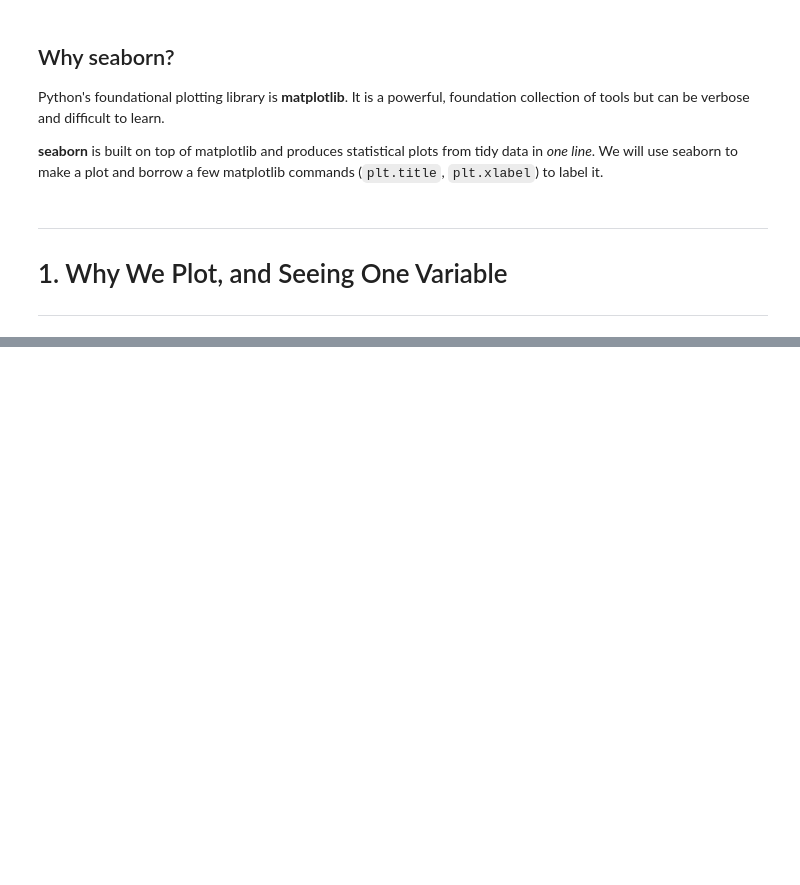
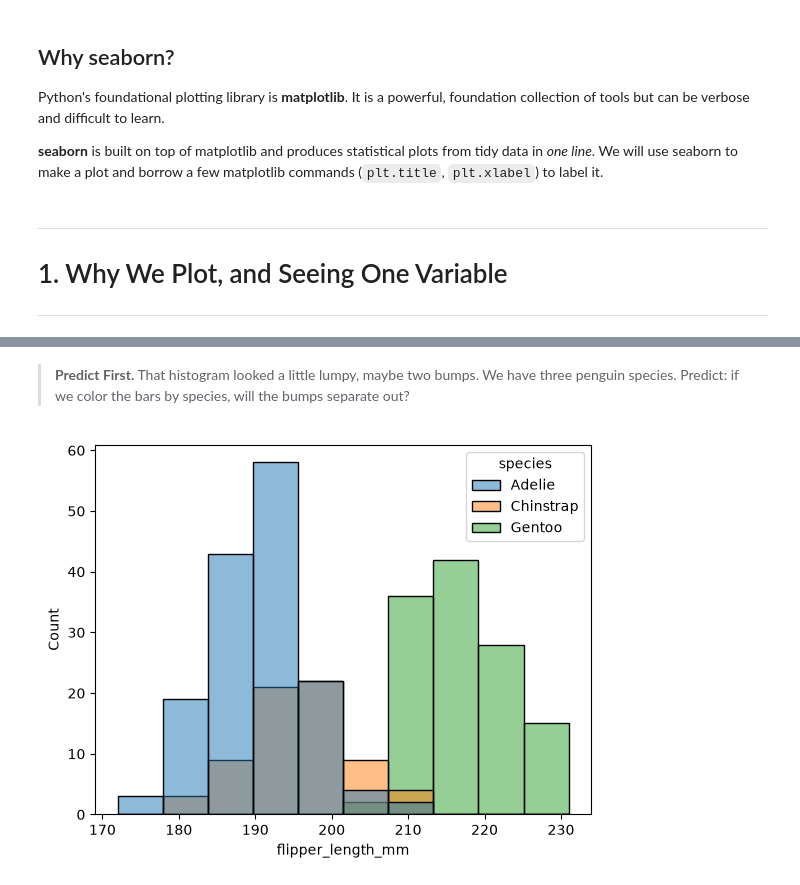
Before and after one commit to jppeirce/DSC210-Foundations-of-Data-Science, a Jupyter notebook: Notes/05-intro_to_seaborn/05-intro_to_seaborn.ipynb, the cells around one changed output, grey strips where cells are left out. Saved outputs shown, nothing was run; the diff lists cells and outputs as text; code cells hidden in the pictures; blank space fills up the shorter version.

```diff
--- a/Notes/05-intro_to_seaborn/05-intro_to_seaborn.ipynb
+++ b/Notes/05-intro_to_seaborn/05-intro_to_seaborn.ipynb
@@ -260,0 +108,10 @@ plt.show()
+# %% [markdown]
+> **Predict First.** That histogram looked a little lumpy, maybe two bumps. We have three penguin species. Predict: if we color the bars by species, will the bumps separate out?
+# %%
+# FILL-IN-LIVE
+# together: add a categorical split by filling in the hue column.
+sns.histplot(data=penguins, x='flipper_length_mm', hue='species')
+plt.show()
+# The two bumps WERE the species. A hidden pattern, now visible.
+# %% [output]
+[figure, added]
```
Also changed, not shown: parts of 62 cells of this notebook.
